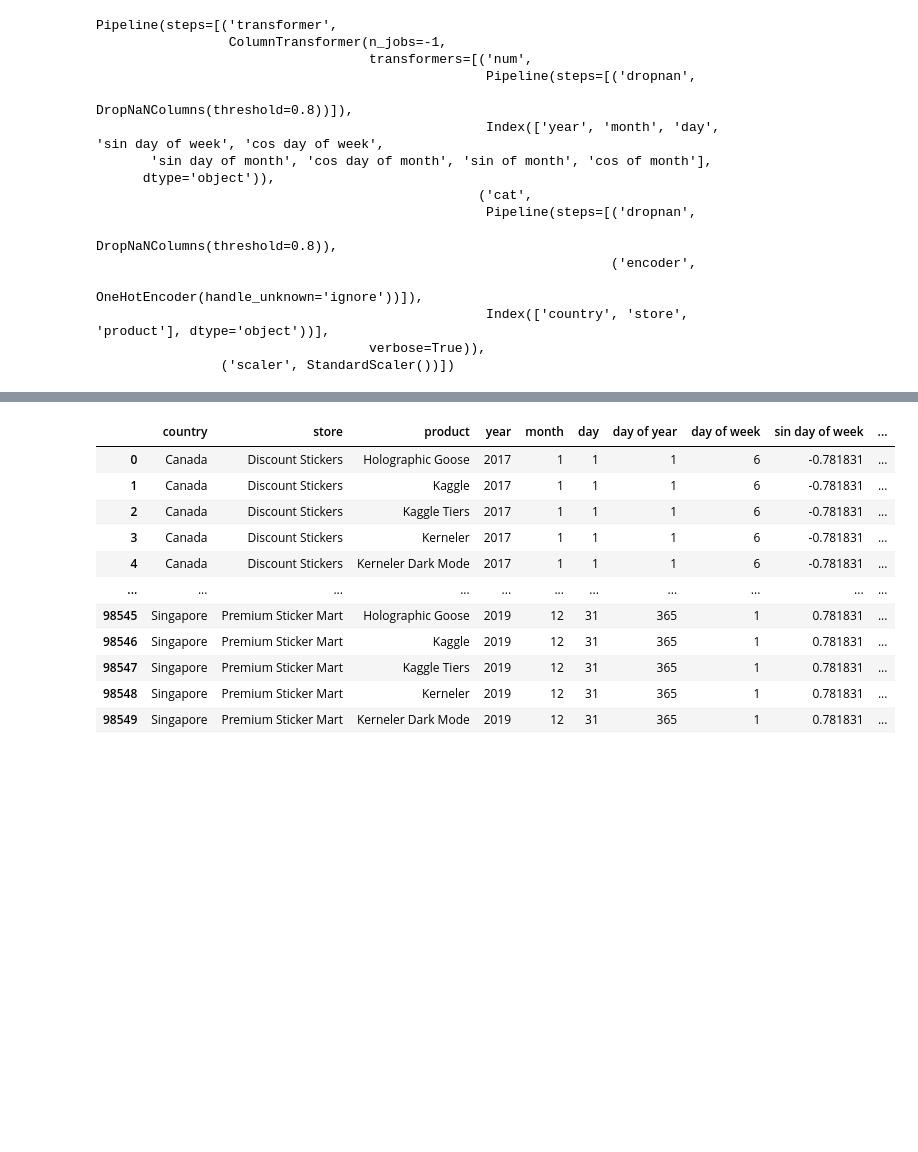
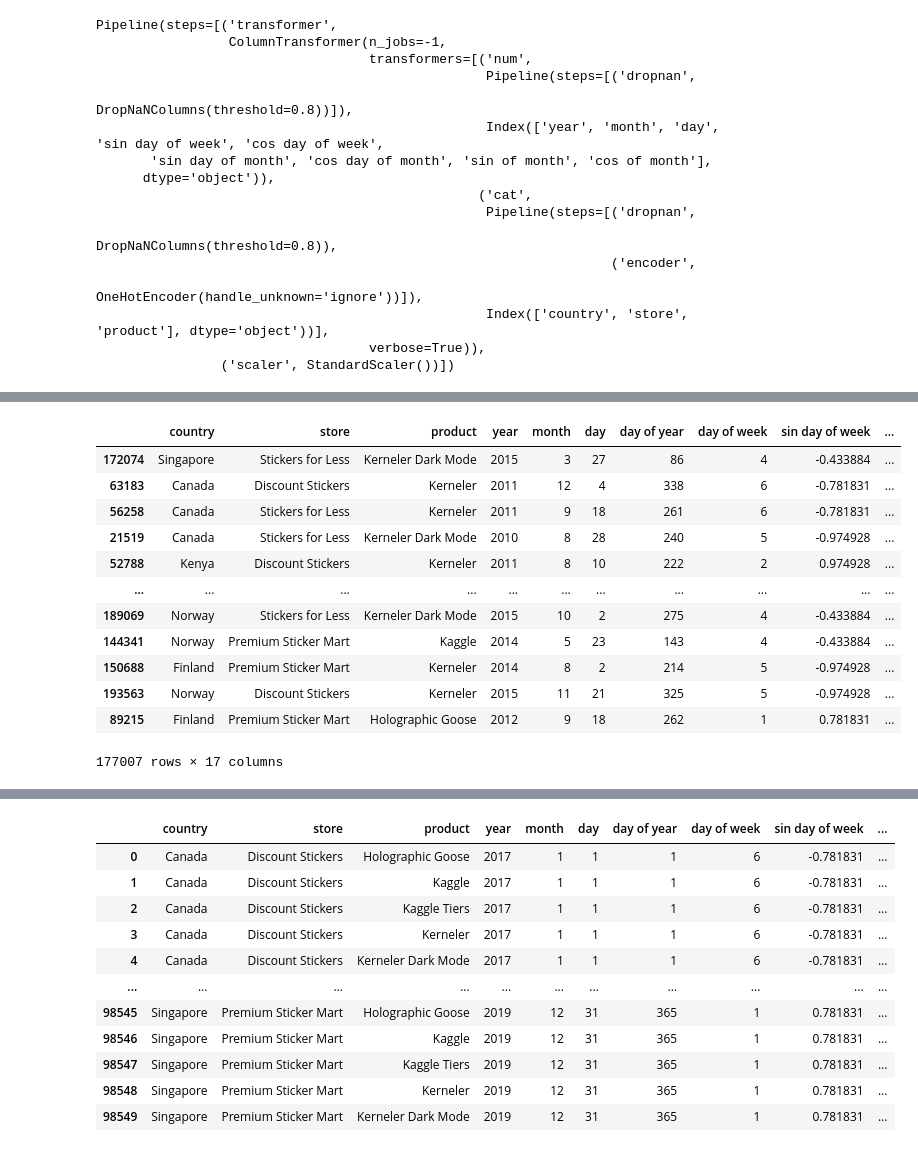
Before and after one commit to davidmiheev/ml, a Jupyter notebook: playground-s5e1/playground-s5e1.ipynb, the cells around one changed output, grey strips where cells are left out. Cells and saved outputs as stored; diff of their text form; code cells hidden in the pictures; blank space fills up the shorter version.

```diff
--- a/playground-s5e1/playground-s5e1.ipynb
+++ b/playground-s5e1/playground-s5e1.ipynb
@@ -61,6 +100,5 @@ dtype: int64
 # %%
-df_train['year'] = df_train['date'].apply(lambda x: int(x[:4]))
-df_train['month'] = df_train['date'].apply(lambda x: int(x[5:7]))
+
 df_train['day'] = df_train['date'].apply(lambda x: int(x[8:10]))
 df_train['date'] = pd.to_datetime(df_train['date'])
 df_train['day of year'] = df_train['date'].dt.dayofyear
@@ -357,3 +423,19 @@ X_train_first, X_train_second, target_first, target_second = train_test_split(df
+# %%
+X_train_first
+# %% [output]
+|  | country | store | product | year | month | day | day of year | day of week | sin day of week | ... |
+| 172074 | Singapore | Stickers for Less | Kerneler Dark Mode | 2015 | 3 | 27 | 86 | 4 | -0.433884 | ... |
+| 63183 | Canada | Discount Stickers | Kerneler | 2011 | 12 | 4 | 338 | 6 | -0.781831 | ... |
+| 56258 | Canada | Stickers for Less | Kerneler | 2011 | 9 | 18 | 261 | 6 | -0.781831 | ... |
+| 21519 | Canada | Stickers for Less | Kerneler Dark Mode | 2010 | 8 | 28 | 240 | 5 | -0.974928 | ... |
+| 52788 | Kenya | Discount Stickers | Kerneler | 2011 | 8 | 10 | 222 | 2 | 0.974928 | ... |
+| ... | ... | ... | ... | ... | ... | ... | ... | ... | ... | ... |
+| 189069 | Norway | Stickers for Less | Kerneler Dark Mode | 2015 | 10 | 2 | 275 | 4 | -0.433884 | ... |
+| 144341 | Norway | Premium Sticker Mart | Kaggle | 2014 | 5 | 23 | 143 | 4 | -0.433884 | ... |
+| 150688 | Finland | Premium Sticker Mart | Kerneler | 2014 | 8 | 2 | 214 | 5 | -0.974928 | ... |
+| 193563 | Norway | Discount Stickers | Kerneler | 2015 | 11 | 21 | 325 | 5 | -0.974928 | ... |
+| 89215 | Finland | Premium Sticker Mart | Holographic Goose | 2012 | 9 | 18 | 262 | 1 | 0.781831 | ... |
+177007 rows × 17 columns
 # %%
 model.fit(X_train_first, target_first)
 # %% [output]
```
Also changed, not shown: parts of 23 cells of this notebook.
